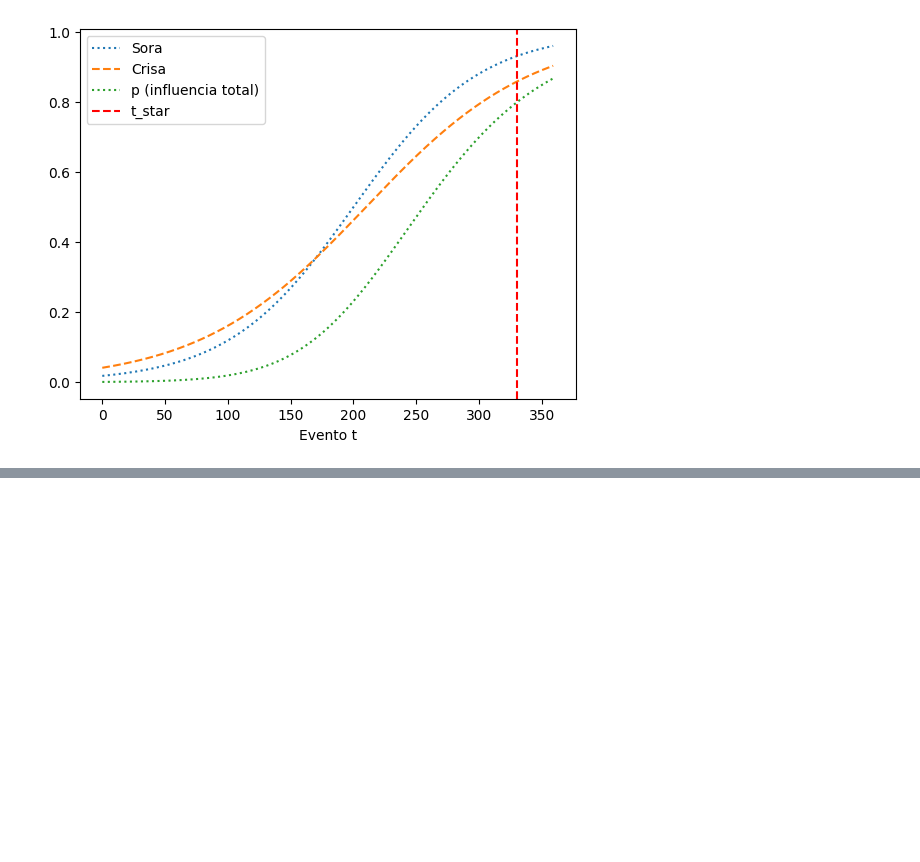
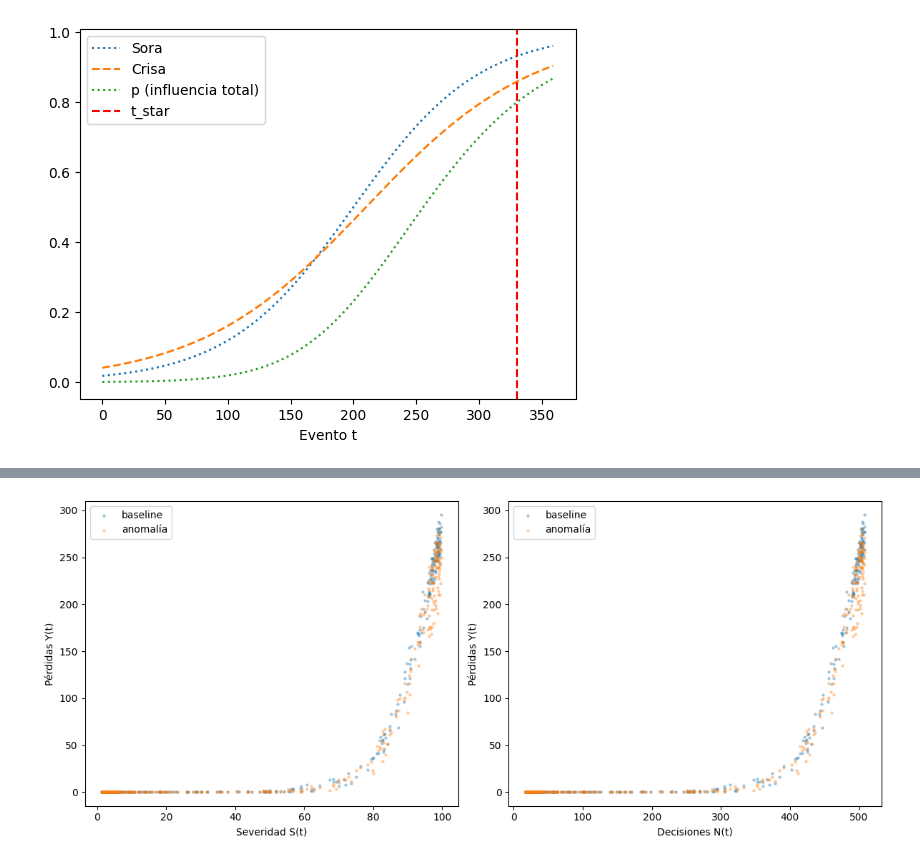
Before and after one commit to echeverriajosejavier-lab/garalen_variance, a Jupyter notebook: notebooks/examination.ipynb, the cells around one changed output, grey strips where cells are left out. Cells and saved outputs as stored; diff of their text form; code cells hidden in the pictures; blank space fills up the shorter version.

```diff
--- a/notebooks/examination.ipynb
+++ b/notebooks/examination.ipynb
@@ -204,0 +267,19 @@ plt.show()
+# %%
+fig, axes = plt.subplots(1, 2, figsize=(12, 5))
+
+axes[0].scatter(result.S, result.Y_baseline, alpha=0.3, s=5, label="baseline")
+axes[0].scatter(result.S, result.Y_anomaly, alpha=0.3, s=5, label="anomalía")
+axes[0].set_xlabel("Severidad S(t)")
+axes[0].set_ylabel("Pérdidas Y(t)")
+axes[0].legend()
+
+axes[1].scatter(result.N, result.Y_baseline, alpha=0.3, s=5, label="baseline")
+axes[1].scatter(result.N, result.Y_anomaly, alpha=0.3, s=5, label="anomalía")
+axes[1].set_xlabel("Decisiones N(t)")
+axes[1].set_ylabel("Pérdidas Y(t)")
+axes[1].legend()
+
+plt.tight_layout()
+plt.show()
+# %% [output]
+[figure, added]
```
Also changed, not shown: parts of 12 cells of this notebook, 4 other files.
